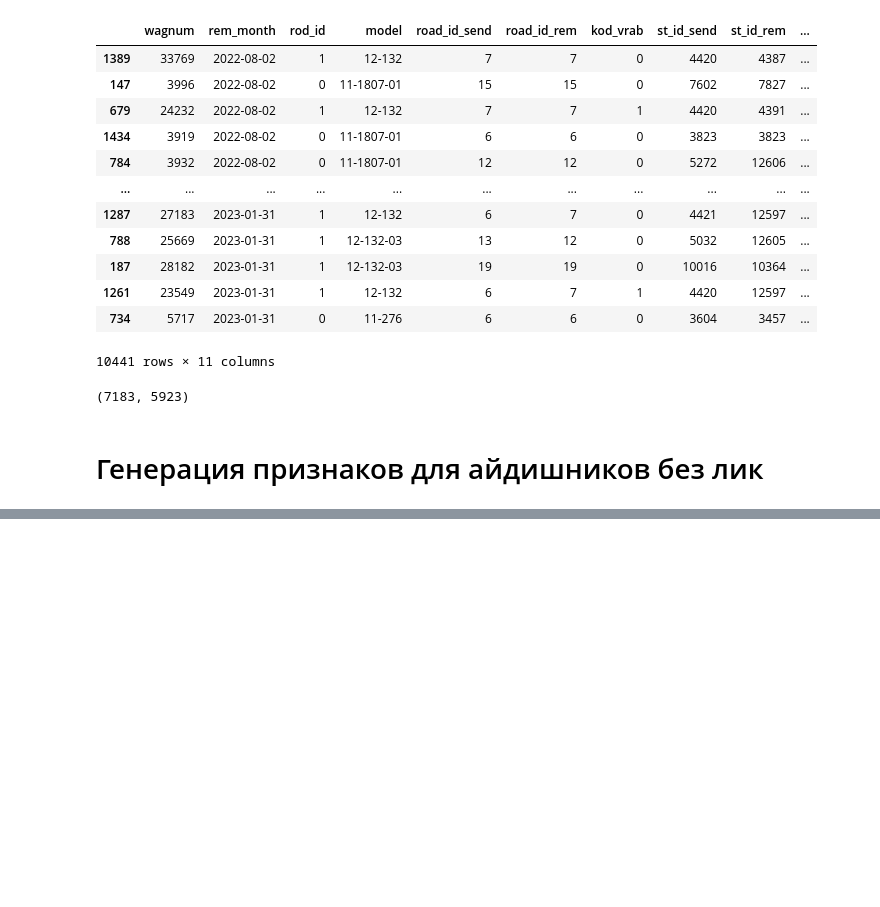
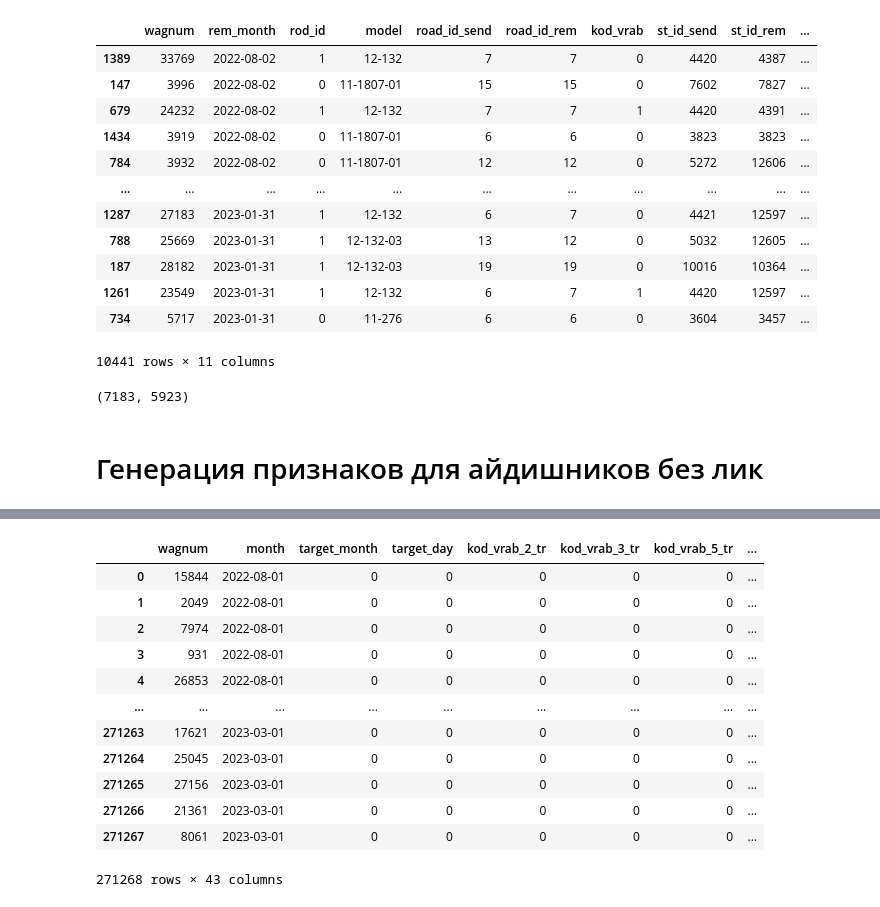
Before and after one commit to Kirill2187/datawagon, a Jupyter notebook: eda_knifeman.ipynb, the cells around one changed output, grey strips where cells are left out. Drawn from its saved outputs; the diff is of its cells as text; code cells hidden in the pictures; blank space fills up the shorter version.

Commit message:
BIG table analysis + features

```diff
--- a/eda_knifeman.ipynb
+++ b/eda_knifeman.ipynb
@@ -417,0 +339,3 @@ tr_rems
+# %%
+y_all['_allm_pr_rems'] = y_all['_1m_pr_rems'].copy()
+y_all['_allm_tr_rems'] = y_all['_1m_tr_rems'].copy()
@@ -417,0 +368,19 @@ tr_rems
+# %%
+def shift_and_k_nan(k):
+    def ff(x):
+        x.iloc[1:] = x.iloc[:-1]
+        x.iloc[0] = k
+        x = x.fillna(k)
+        return x
+    return ff
+ff = shift_and_k_nan(1000)
+ff(pd.Series([1, 2, 3, 4, np.nan, 5]))
+# %%
+def shift_and_pref_sum(x):
+    x = x.fillna(0)
+    x.iloc[1:] = x.iloc[:-1]
+    x.iloc[0] = 0
+    for i in range(1, x.shape[0]):
+        x.iloc[i] += x.iloc[i-1]
+    return x
+shift_and_pref_sum(pd.Series([1, np.nan, 0, 4, np.nan, 5]))
@@ -417,0 +448,20 @@ tr_rems
+# %%
+y_all_gr = y_all.groupby('wagnum')
+for column, function in tqdm(column_to_function.items()):
+    y_all[column] = y_all.groupby('wagnum')[column].transform(function)
+# %%
+y_all
+# %% [output]
+|  | wagnum | month | target_month | target_day | kod_vrab_2_tr | kod_vrab_3_tr | kod_vrab_5_tr | ... |
+| 0 | 15844 | 2022-08-01 | 0 | 0 | 0 | 0 | 0 | ... |
+| 1 | 2049 | 2022-08-01 | 0 | 0 | 0 | 0 | 0 | ... |
+| 2 | 7974 | 2022-08-01 | 0 | 0 | 0 | 0 | 0 | ... |
+| 3 | 931 | 2022-08-01 | 0 | 0 | 0 | 0 | 0 | ... |
+| 4 | 26853 | 2022-08-01 | 0 | 0 | 0 | 0 | 0 | ... |
+| ... | ... | ... | ... | ... | ... | ... | ... | ... |
+| 271263 | 17621 | 2023-03-01 | 0 | 0 | 0 | 0 | 0 | ... |
+| 271264 | 25045 | 2023-03-01 | 0 | 0 | 0 | 0 | 0 | ... |
+| 271265 | 27156 | 2023-03-01 | 0 | 0 | 0 | 0 | 0 | ... |
+| 271266 | 21361 | 2023-03-01 | 0 | 0 | 0 | 0 | 0 | ... |
+| 271267 | 8061 | 2023-03-01 | 0 | 0 | 0 | 0 | 0 | ... |
+271268 rows × 43 columns
```
Also changed, not shown: parts of 41 cells of this notebook.
